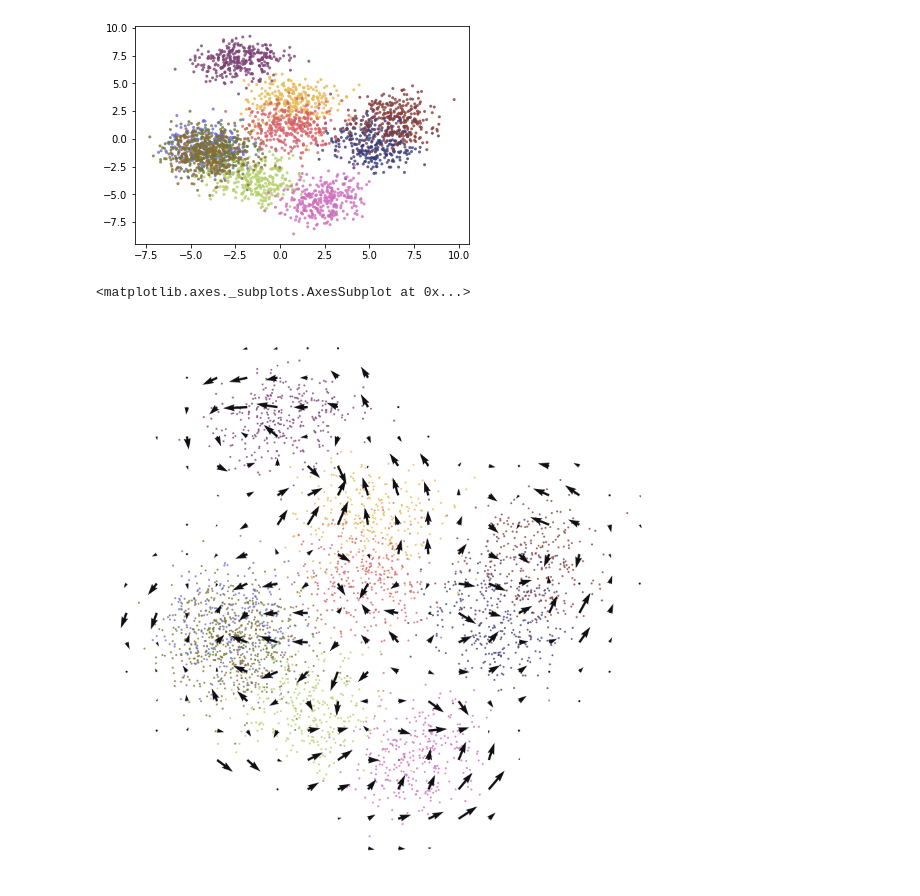
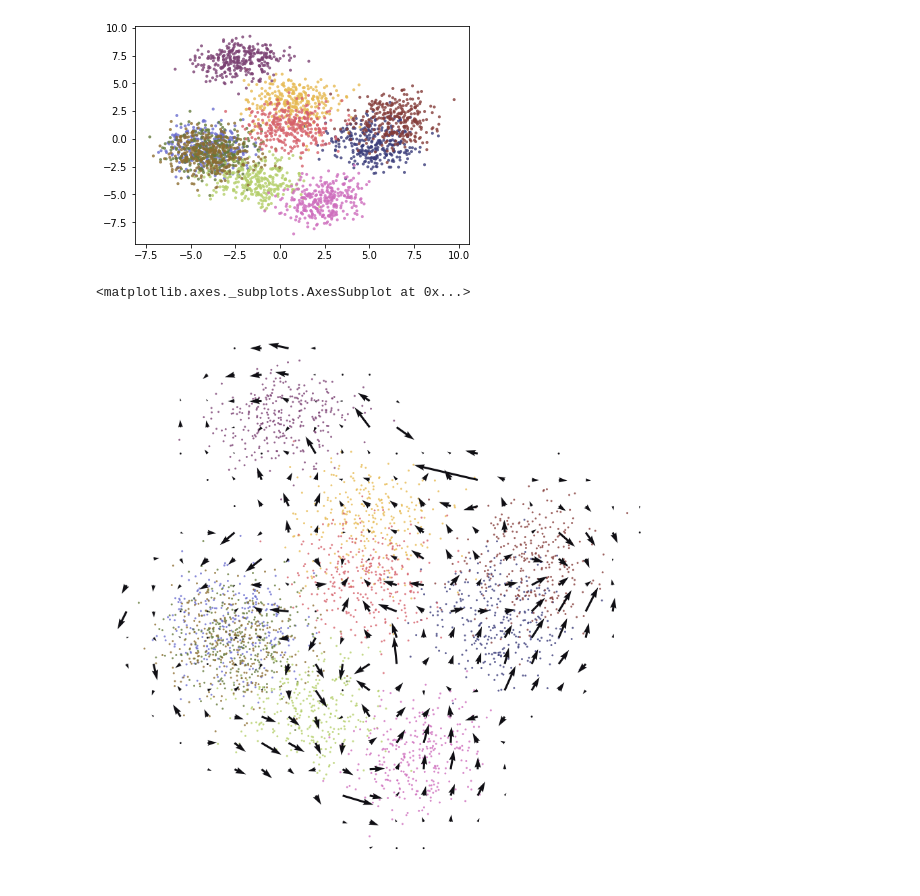
Before and after one commit to pachterlab/GFCP_2022, a Jupyter notebook: notebooks/burst_false_positives.ipynb, the cells around one changed output. Drawn from its saved outputs; the diff is of its cells as text; code cells hidden in the pictures.

```diff
--- a/notebooks/burst_false_positives.ipynb
+++ b/notebooks/burst_false_positives.ipynb
@@ -38,10 +38,10 @@ plotEmbed(ax,vlm,"pcs",sim=False)
 # %%
 fig1,ax1 = plt.subplots(1,1,figsize=[15,15])
 gridArrowPlots(vlm,Trans=["sqrt"],embed="PCA",sim=False,ax=ax1,title=False,
-               legend=False,steps=(18,18),quiver_scale=15,plot_baseline=False)
+               legend=False,steps=(20,20),quiver_scale=5,plot_baseline=False)
 # %% [output]
 <matplotlib.axes._subplots.AxesSubplot at 0x...>
-[figure, old version]
+[figure, new version]
 # %%
 fig1.savefig('figure/pca_burst.png',dpi=600)
 # %%
```
Also changed, not shown: parts of 3 cells of this notebook.
